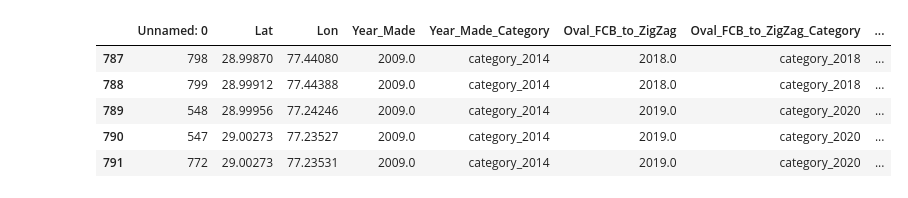
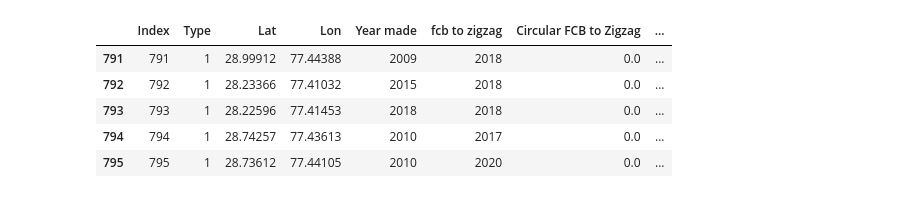
Before and after one commit to rishabh-mondal/temporal-analysis, a Jupyter notebook: gt_preparation.ipynb, the cells around one changed output. Drawn from its saved outputs; the diff is of its cells as text; code cells hidden in the pictures.

```diff
--- a/gt_preparation.ipynb
+++ b/gt_preparation.ipynb
@@ -2,13 +2,23 @@
 import pandas as pd
 import matplotlib.pyplot as plt
 # %%
-path="/home/rishabh.mondal/Brick-Kilns-project/ijcai_2025_kilns/temporal-analysis/Delhi_Brick_Kiln_Final_Mapped.csv"
+import pandas as pd
+
+path = "/home/rishabh.mondal/Brick-Kilns-project/ijcai_2025_kilns/temporal-analysis/brick_kiln_delhi_v1.csv"
+
 df = pd.read_csv(path)
+
+# replace all NaN with 0000
+df = df.fillna(0000)
+
+# overwrite the same CSV
+df.to_csv(path, index=False)
+
 df.tail()
 # %% [output]
-|  | Unnamed: 0 | Lat | Lon | Year_Made | Year_Made_Category | Oval_FCB_to_ZigZag | Oval_FCB_to_ZigZag_Category | ... |
-| 787 | 798 | 28.99870 | 77.44080 | 2009.0 | category_2014 | 2018.0 | category_2018 | ... |
-| 788 | 799 | 28.99912 | 77.44388 | 2009.0 | category_2014 | 2018.0 | category_2018 | ... |
-| 789 | 548 | 28.99956 | 77.24246 | 2009.0 | category_2014 | 2019.0 | category_2020 | ... |
-| 790 | 547 | 29.00273 | 77.23527 | 2009.0 | category_2014 | 2019.0 | category_2020 | ... |
-| 791 | 772 | 29.00273 | 77.23531 | 2009.0 | category_2014 | 2019.0 | category_2020 | ... |
+|  | Index | Type | Lat | Lon | Year made | fcb to zigzag | Circular FCB to Zigzag | ... |
+| 791 | 791 | 1 | 28.99912 | 77.44388 | 2009 | 2018 | 0.0 | ... |
+| 792 | 792 | 1 | 28.23366 | 77.41032 | 2015 | 2018 | 0.0 | ... |
+| 793 | 793 | 1 | 28.22596 | 77.41453 | 2018 | 2018 | 0.0 | ... |
+| 794 | 794 | 1 | 28.74257 | 77.43613 | 2010 | 2017 | 0.0 | ... |
+| 795 | 795 | 1 | 28.73612 | 77.44105 | 2010 | 2020 | 0.0 | ... |
```
Also changed, not shown: parts of 28 cells of this notebook, 1 other file.
